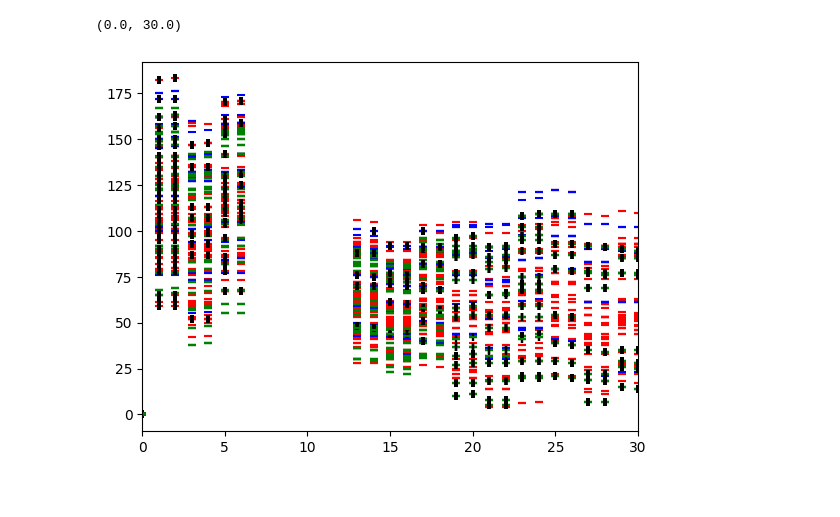
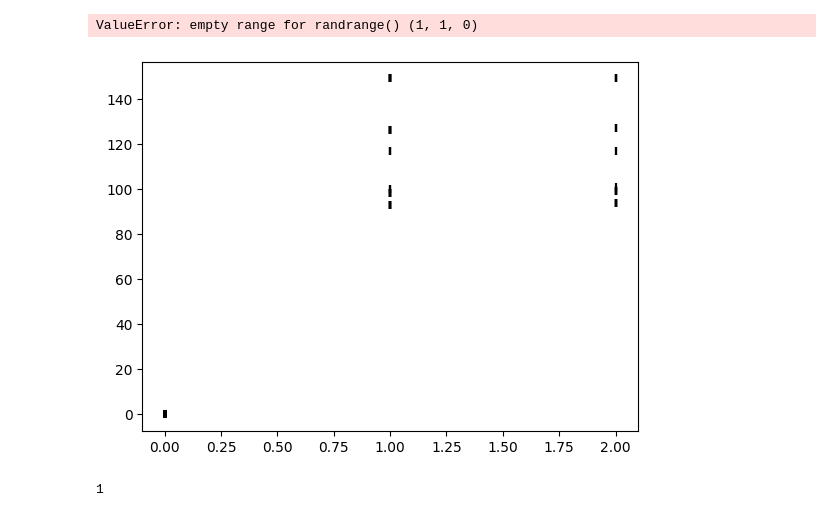
Before and after one commit to JayDanielsss/Jtracker, a Jupyter notebook: BackgroundGen.ipynb, the cells around one changed output. Drawn from its saved outputs; the diff is of its cells as text; code cells hidden in the pictures.

```diff
--- a/BackgroundGen.ipynb
+++ b/BackgroundGen.ipynb
@@ -26,0 +107,8 @@ detectorid=clean(detectorid)
+# %%
+elemK=ktrackerData[:,5]
+detK=ktrackerData[:,6]
+# %%
+ktdata=[]
+for i in range(len(ktrackerData)):
+    if(ktrackerData[i,8]==1):
+        ktdata=np.append(ktdata,ktrackerData[i])
@@ -26,0 +142,8 @@ detectorid=clean(detectorid)
+# %%
+#check
+
+for i in range(len(elemK)):
+    test = elemK[i] in elementid[0]
+    print(test)
+    if(test == False):
+        print(elemK[i], detK[i])
@@ -27,8 +191,8 @@ detectorid=clean(detectorid)
 # %%
 #testing
 
-ptracksElem=np.zeros(500)
-ptracksDet=np.zeros(500)
+ptracksElem=np.zeros(5000)
+ptracksDet=np.zeros(5000)
 
 
 
@@ -36,75 +200,84 @@ ptracksDet=np.zeros(500)
 
 #print("This is the event:",n)
 j=0
+m=5#random.randrange(5,15)
+print("total particals in station1:",m)
 #while j<m:
 #print(n,r,s)
-while j<random.randrange(50,60):
+while j<m:
     n=random.randrange(0,len(elementid)) #Select random event number
-    print("This is event:",n)
+   # print("This is event:",n)
     i=0
 
-    d=random.randrange(2,7)
-    print("this is d",d)
+    d=random.randrange(1,7)
+    #d=random.randrange(2,7)
+   # print("this is d",d)
     while detectorid[n][i]<=d:
         ptracksElem[i+6*j]=elementid[n][i]
         ptracksDet[i+6*j]=detectorid[n][i]
        # print("det", detectorid[n][i], "elem", elementid[n][i],"i",i)
        # print("ptdet", ptracksDet[i+6*j],"ptelem",ptracksElem[i+6*j])
         plt.scatter(ptracksDet[:],ptracksElem[:],marker='|',color='black')
-        plt.scatter(detectorid[n],elementid[n],marker='_',color='red')
+       # plt.scatter(detectorid[n],elementid[n],marker='_',color='red')
         i+=1
-        print("index:",i+6*j,i,j)
+      #  print("index:",i+6*j,i,j)
     j+=1
     next=(i+6*j)-6
 else:
     print("end of Station 1")
     print("next index:",next)
     j=0
-while j<random.randrange(30,60):
+
+b=round(.5*m)
+print("total particals in station2:",b)
+
+while j<random.randrange(b,m):
     r=random.randrange(1,n)
     print("This is the event:",r)
     i=6
 
     d=random.randrange(13,19)
-    print("this is d",d)
+    #print("this is d",d)
     while detectorid[r][i]>=13 and detectorid[r][i]<=d:
         ptracksElem[next]=elementid[r][i]
         ptracksDet[next]=detectorid[r][i]
         #print("det", detectorid[r][i], "i",i)
         #print("ptdet", ptracksDet[i+6*j],"ptelem",ptracksElem[i+6*j])
         plt.scatter(ptracksDet[:],ptracksElem[:],marker='|',color='black')
-        plt.scatter(detectorid[r],elementid[r],marker='_',color='blue')
+       # plt.scatter(detectorid[r],elementid[r],marker='_',color='blue')
         i+=1
         next+=1
-        print("index:",next,i,j)
+     #   print("index:",next,i,j)
 
     j+=1
-    print(j)
+    #print(j)
 else:
     print("end of station 2")
     j=0
 
-while j<random.randrange(15,60):
+b=round(.25*b)
+print("total particals in station3:",b)
+while j<random.randrange(b,m):
     #print(i)
     s=random.randrange(1,r)
-    print("This is the event:",s)
+   # print("This is the event:",s)
     i=12
     d=random.randrange(19,31)
-    print("this is d",d)
+    #print("this is d",d)
     while detectorid[s][i]>=19 and detectorid[s][i]<=30:
         ptracksElem[next]=elementid[s][i]
         ptracksDet[next]=detectorid[s][i]
        # print("det", detectorid[s][i], "i",i)
         plt.scatter(ptracksDet[:],ptracksElem[:],marker='|',color='black')
-        plt.scatter(detectorid[s],elementid[s],marker='_',color='green')
+        #plt.scatter(detectorid[s],elementid[s],marker='_',color='green')
         i+=1
         next+=1
-        print("index:",next,i,j)
+    #    print("index:",next,i,j)
     j+=1
 else:
     print("end")
 
 
 #plt.scatter(ptracksDet[:],ptracksElem[:],marker='d',color='black')
-plt.xlim(0,30)
+plt.xlim(0,6)
 # %% [output]
@@ -128,5 +294,9 @@ end
-(0.0, 30.0)
+ValueError: empty range for randrange() (1, 1, 0)
-[figure, old version]
+[figure, new version]
+# %%
+r
+# %% [output]
+1
 # %%
 plt.xlim(0,30)
 plt.ylim(0,200)
```
Also changed, not shown: parts of 28 cells of this notebook.
